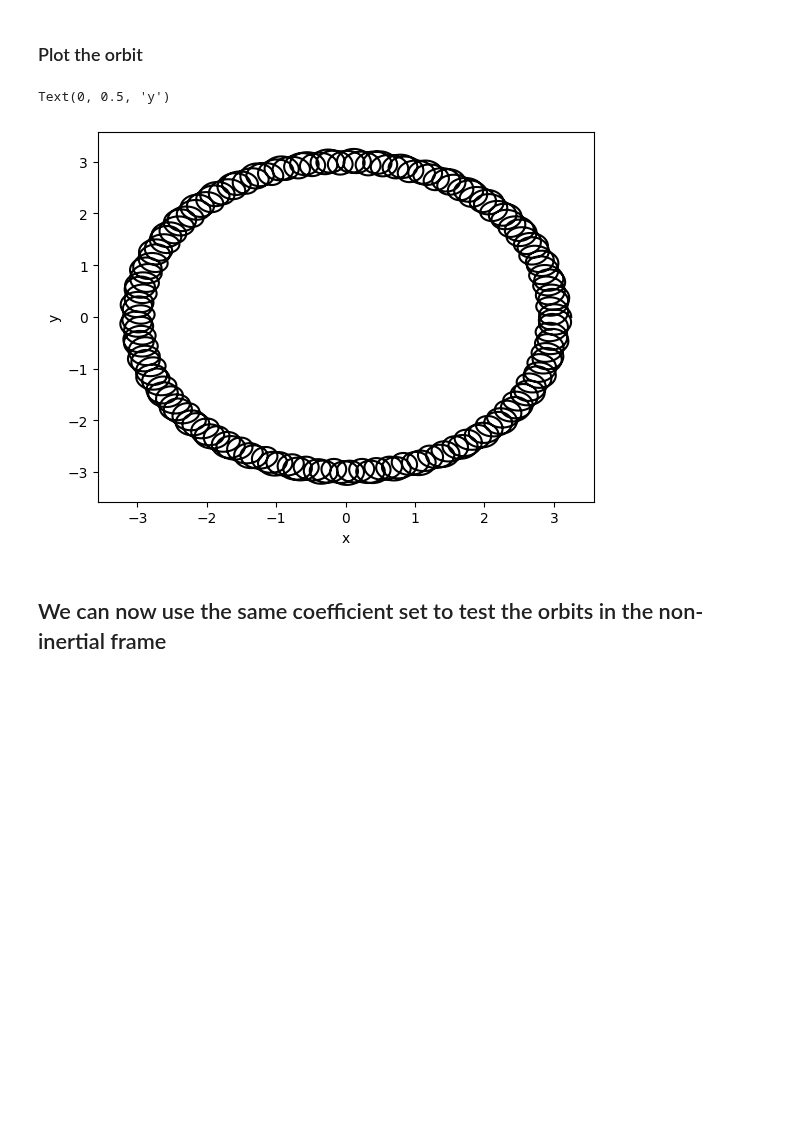
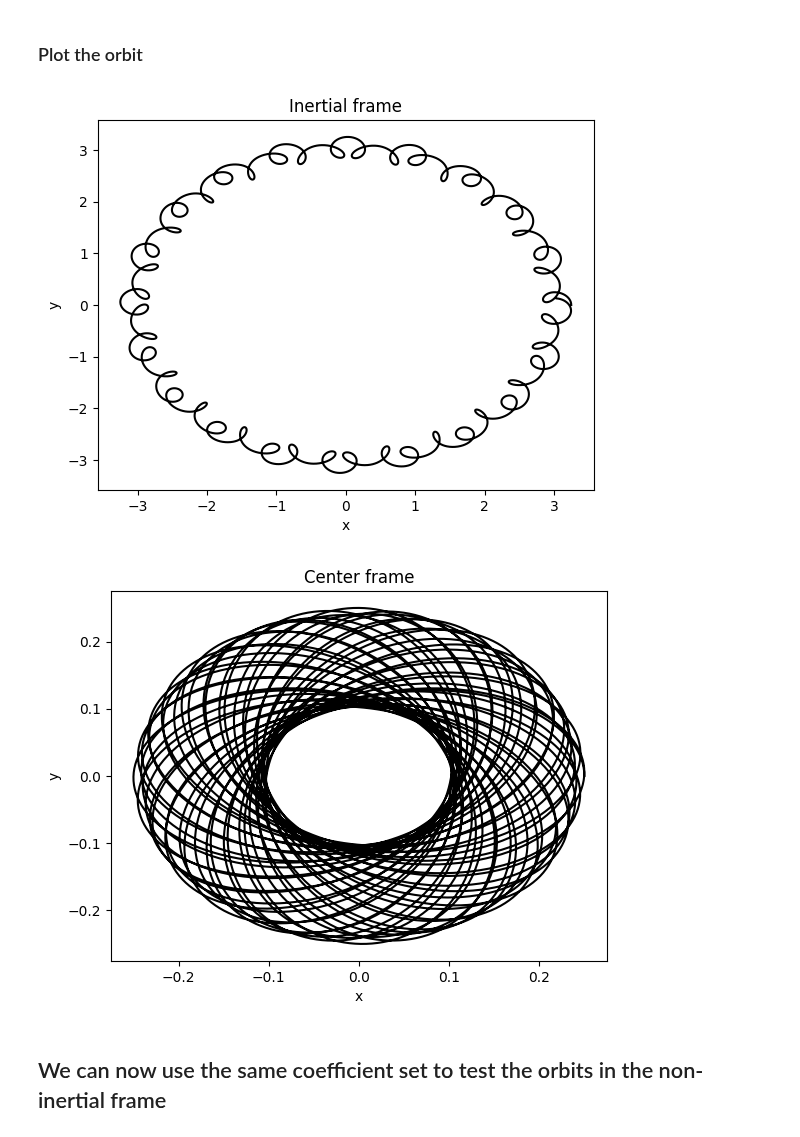
Before and after one commit to EXP-code/pyEXP-examples, a Jupyter notebook: How-To/Recipes/Orbits/OrbitingFrame.ipynb, the cells around one changed output. Cells and saved outputs as stored; diff of their text form; code cells hidden in the pictures; blank space fills up the shorter version.

```diff
--- a/How-To/Recipes/Orbits/OrbitingFrame.ipynb
+++ b/How-To/Recipes/Orbits/OrbitingFrame.ipynb
@@ -66,7 +66,7 @@ halo_coefs = pyEXP.coefs.Coefs.makecoefs(halo_coef, 'halo')
 
 # Orbit at R=3
 Ro     = 3.0
-Period = 400
+Period = 100
 Freq   = 2.0*np.pi/Period
 Time   = 0.0
 dT     = 0.1
@@ -121,10 +121,18 @@ times, orbits = pyEXP.basis.IntegrateOrbits(start_time, end_time, dt, ps, model,
 # %%
 plt.plot(orbits[0][0,:],orbits[0][1,:],color='black')
 plt.xlabel('x')
 plt.ylabel('y')
+plt.title('Inertial frame')
+plt.show()
+
+plt.plot(orbits[0][0,:]-Ro*np.cos(Freq*times), orbits[0][1,:]-Ro*np.sin(Freq*times),color='black')
+plt.xlabel('x')
+plt.ylabel('y')
+plt.title('Center frame')
+plt.show()
 # %% [output]
-Text(0, 0.5, 'y')
-[figure, old version]
+[figure, new version]
+[figure, added]
 # %% [markdown]
 ## We can now use the same coefficient set to test the orbits in the non-inertial frame
 # %%
```
Also changed, not shown: parts of 6 cells of this notebook.
